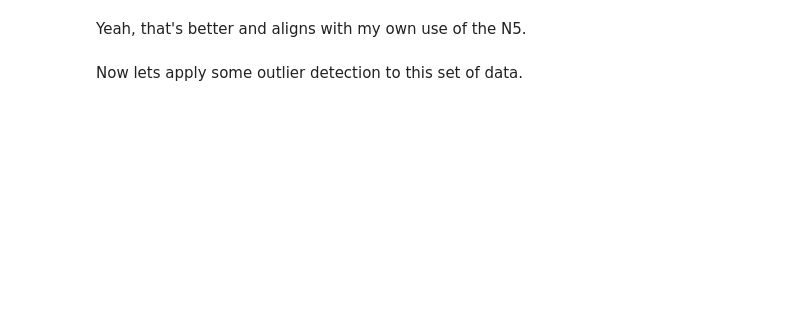
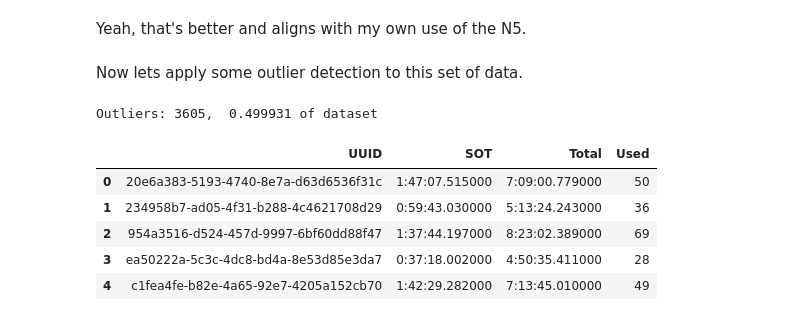
Before and after one commit to akhilcacharya/Amphours-Postmortem, a Jupyter notebook: Amphours Postmortem.ipynb, the cells around one changed output. Saved outputs shown, nothing was run; the diff lists cells and outputs as text; code cells hidden in the pictures; blank space fills up the shorter version.

Commit message:
Update to outliers

```diff
--- a/Amphours Postmortem.ipynb
+++ b/Amphours Postmortem.ipynb
@@ -127,7 +127,7 @@ Lets filter these further to get where all have at least 20% battery used, which
 # %%
 THRESHOLD = 20
 
-thresholded_values = filter(lambda stat: stat['used'] > 20, statistics)
+thresholded_values = filter(lambda stat: stat['used'] > THRESHOLD, statistics)
 
 print "Tresholded values", len(thresholded_values)
 # %% [output]
@@ -170,3 +170,67 @@ LG Nexus 5
 Yeah, that's better and aligns with my own use of the N5.
 # %% [markdown]
 Now lets apply some outlier detection to this set of data.
+# %%
+%matplotlib inline
+
+import numpy as np
+import matplotlib.pyplot as plt
+import pandas as pd
+import matplotlib.font_manager
+from sklearn import svm
+
+xx, yy = np.meshgrid(np.linspace(-5, 5, 500), np.linspace(-5, 5, 500))
+
+THRESHOLD = 20
+thresholded_values = filter(lambda stat: stat['used'] > THRESHOLD, statistics)
+
+# Shuffle the thresholded data
+np.random.shuffle(thresholded_values)
+
+# Get training data
+X = [[
+        int(stat['total']['$numberLong']),
+        int(stat['sot']['$numberLong']),
+        int(stat['used'])
+     ] for stat in thresholded_values]
+Y = [stat['uuid'] for stat in thresholded_values]
+
+
+# fit the model
+clf = svm.OneClassSVM(kernel="linear")
+clf.fit(X)
+scores = clf.decision_function(X)
+
+
+results = []
+
+idx = 0
+outliers = 0
+
+for score in scores:
+    if score < 0:
+        outliers += 1
+
+        outlier = thresholded_values[idx]
+        total_time = int(outlier['total']['$numberLong'])
+        sot_time = int(outlier['sot']['$numberLong'])
+
+        total = str(datetime.timedelta(milliseconds=total_time))
+        sot = str(datetime.timedelta(milliseconds=sot_time))
+        results.append([outlier['uuid'], sot, total,  outlier['used']]);
+    idx += 1
+
+result_df = pd.DataFrame(results)
+result_df.columns = ['UUID', 'SOT', 'Total', 'Used']
+
+print "Outliers: %d,\t %f of dataset" % (outliers, 1.0 * outliers/len(thresholded_values))
+
+result_df.head()
+# %% [output]
+Outliers: 3605,  0.499931 of dataset
+|  | UUID | SOT | Total | Used |
+| 0 | 20e6a383-5193-4740-8e7a-d63d6536f31c | 1:47:07.515000 | 7:09:00.779000 | 50 |
+| 1 | 234958b7-ad05-4f31-b288-4c4621708d29 | 0:59:43.030000 | 5:13:24.243000 | 36 |
+| 2 | 954a3516-d524-457d-9997-6bf60dd88f47 | 1:37:44.197000 | 8:23:02.389000 | 69 |
+| 3 | ea50222a-5c3c-4dc8-bd4a-8e53d85e3da7 | 0:37:18.002000 | 4:50:35.411000 | 28 |
+| 4 | c1fea4fe-b82e-4a65-92e7-4205a152cb70 | 1:42:29.282000 | 7:13:45.010000 | 49 |
```
Also changed, not shown: parts of 2 cells of this notebook, 1 other file.
